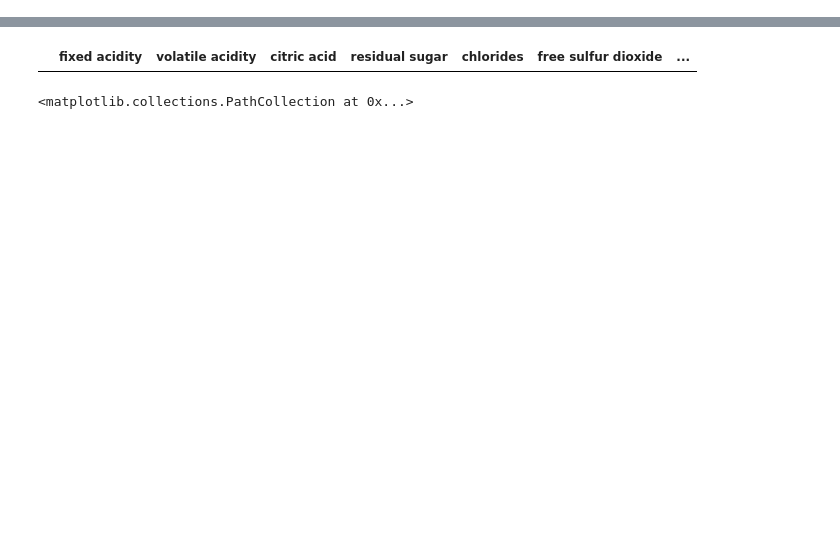
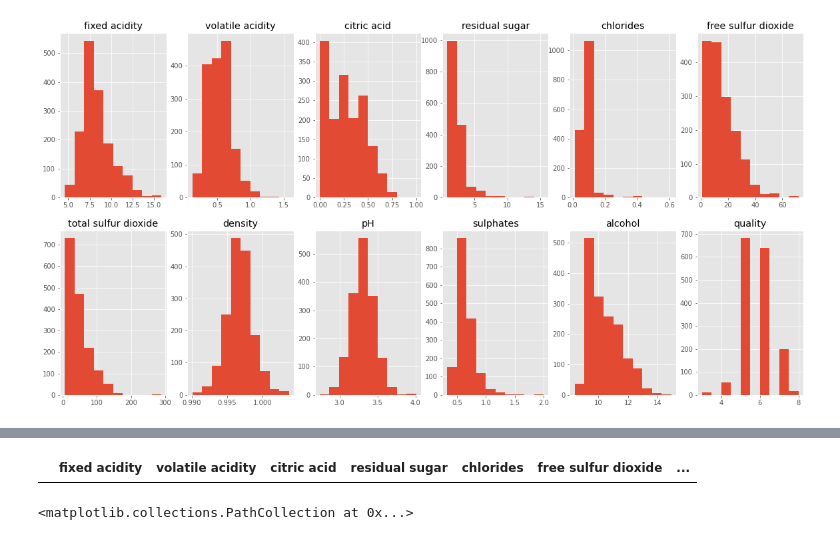
Before and after one commit to dhruvpatelaj/Wine-Quality-Analysis, a Jupyter notebook: Wine Quality Analysis.ipynb, the cells around one changed output, grey strips where cells are left out. Saved outputs shown, nothing was run; the diff lists cells and outputs as text; code cells hidden in the pictures; blank space fills up the shorter version.

```diff
--- a/Wine Quality Analysis.ipynb
+++ b/Wine Quality Analysis.ipynb
@@ -10,0 +36,7 @@ dfRedWine = pd.read_csv("winequality-red.csv", sep = ';')
+# %%
+dfRedWine.info()
+features = []
+for col, value in dfRedWine.items():
+    features.append(col)
+
+features
@@ -11,3 +82,16 @@ dfRedWine = pd.read_csv("winequality-red.csv", sep = ';')
+# %%
+fig,ax = plt.subplots(ncols=6,nrows=2,figsize=(20,10))
+
+
+
+featureId = 0
+for row in range(2):
+    for col in range(6):
+        ax[row][col].hist(dfRedWine[features[featureId]])
+        ax[row][col].set_title(features[featureId])
+        featureId += 1
+# %% [output]
+[figure, added]
 # %%
 dfRedWine
 
```
Also changed, not shown: parts of 15 cells of this notebook.
